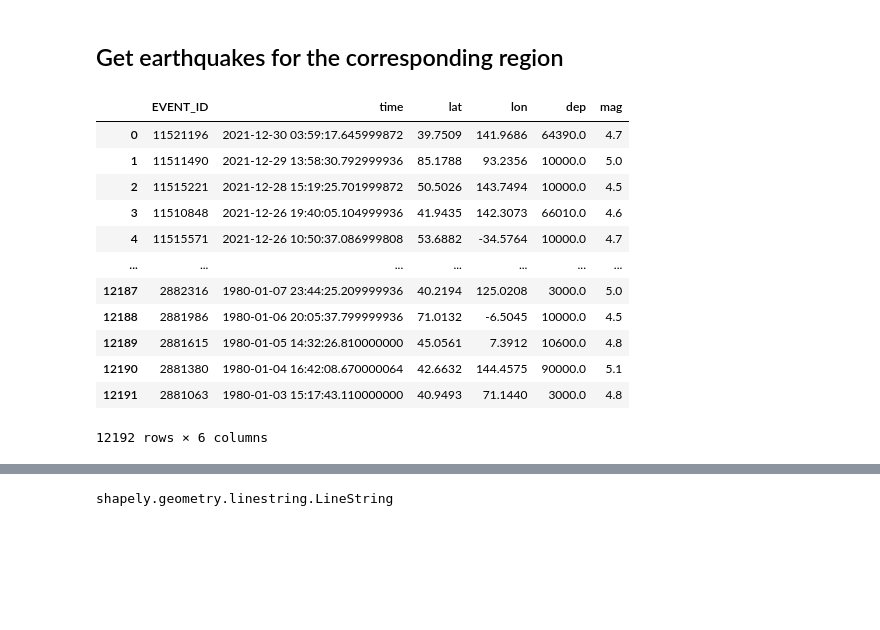
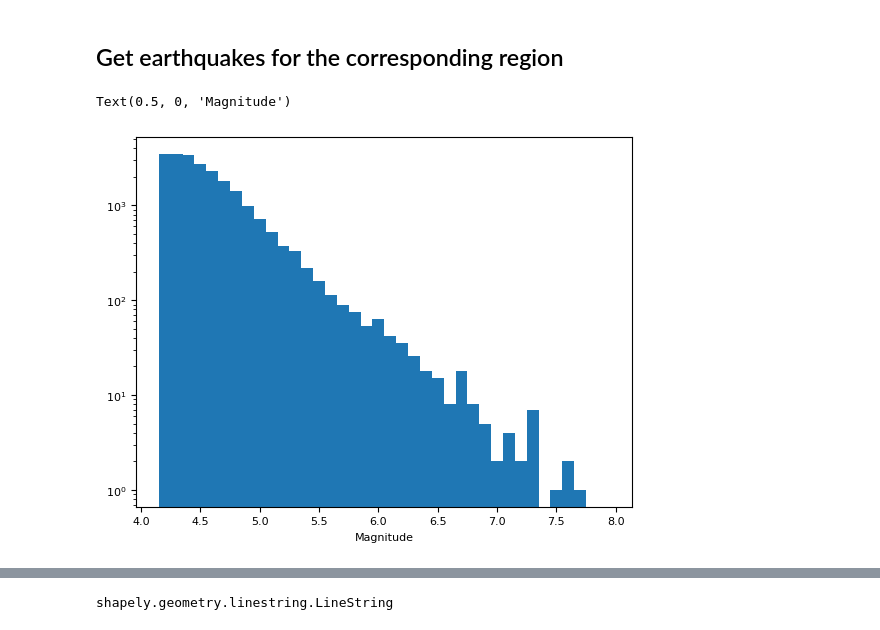
Before and after one commit to keliankaz/GrGIA_seismicity, a Jupyter notebook: gr_gia_seismic_analisys.ipynb, the cells around one changed output, grey strips where cells are left out. Cells and saved outputs as stored; diff of their text form; code cells hidden in the pictures; blank space fills up the shorter version.

```diff
--- a/gr_gia_seismic_analisys.ipynb
+++ b/gr_gia_seismic_analisys.ipynb
@@ -183,19 +184,9 @@ catalog = EarthquakeCatalog._add_time_column(catalog, "time")
-# %%
-catalog
-# %% [output]
-|  | EVENT_ID | time | lat | lon | dep | mag |
-| 0 | 11521196 | 2021-12-30 03:59:17.645999872 | 39.7509 | 141.9686 | 64390.0 | 4.7 |
-| 1 | 11511490 | 2021-12-29 13:58:30.792999936 | 85.1788 | 93.2356 | 10000.0 | 5.0 |
-| 2 | 11515221 | 2021-12-28 15:19:25.701999872 | 50.5026 | 143.7494 | 10000.0 | 4.5 |
-| 3 | 11510848 | 2021-12-26 19:40:05.104999936 | 41.9435 | 142.3073 | 66010.0 | 4.6 |
-| 4 | 11515571 | 2021-12-26 10:50:37.086999808 | 53.6882 | -34.5764 | 10000.0 | 4.7 |
-| ... | ... | ... | ... | ... | ... | ... |
-| 12187 | 2882316 | 1980-01-07 23:44:25.209999936 | 40.2194 | 125.0208 | 3000.0 | 5.0 |
-| 12188 | 2881986 | 1980-01-06 20:05:37.799999936 | 71.0132 | -6.5045 | 10000.0 | 4.5 |
-| 12189 | 2881615 | 1980-01-05 14:32:26.810000000 | 45.0561 | 7.3912 | 10600.0 | 4.8 |
-| 12190 | 2881380 | 1980-01-04 16:42:08.670000064 | 42.6632 | 144.4575 | 90000.0 | 5.1 |
-| 12191 | 2881063 | 1980-01-03 15:17:43.110000000 | 40.9493 | 71.1440 | 3000.0 | 4.8 |
-12192 rows × 6 columns
+# %%
+plt.hist(catalog["mag"], bins=np.arange(MAGNITUDE_OF_COMPLETENESS-0.05,8,0.1), log=True)
+plt.xlabel("Magnitude")
+# %% [output]
+Text(0.5, 0, 'Magnitude')
+[figure, added]
 # %%
 crs = ccrs.NorthPolarStereo()
 crs_proj4 = crs.proj4_init
```
Also changed, not shown: parts of 14 cells of this notebook, 2 other files.
